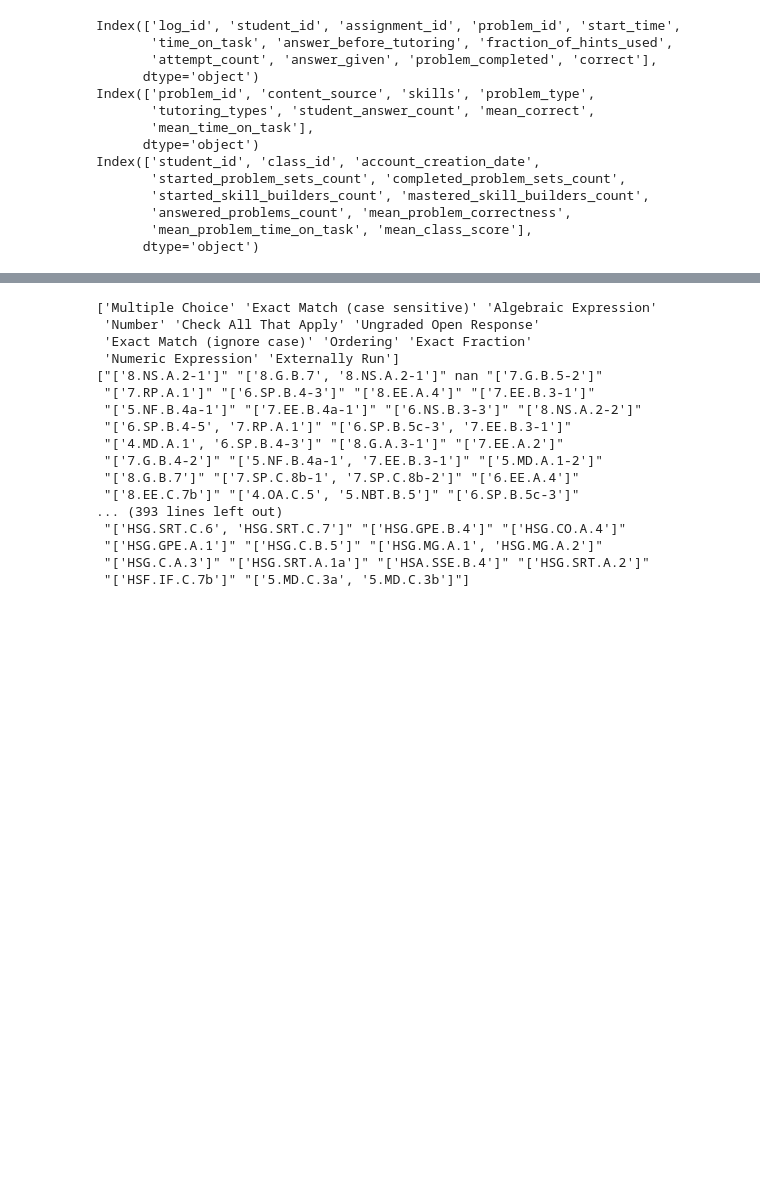
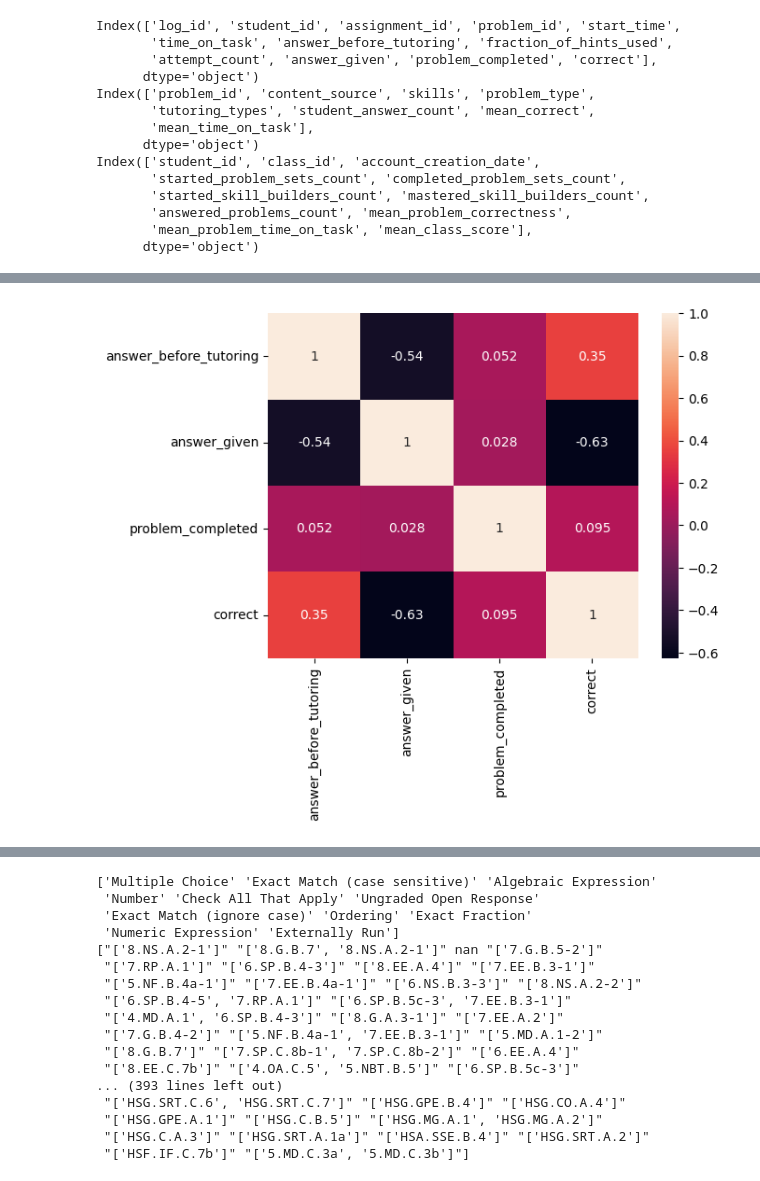
Before and after one commit to pragy10/neural_symbolic, a Jupyter notebook: dataset_preprocessing.ipynb, the cells around one changed output, grey strips where cells are left out. Saved outputs shown, nothing was run; the diff lists cells and outputs as text; code cells hidden in the pictures; blank space fills up the shorter version.

Commit message:
graph construction

```diff
--- a/dataset_preprocessing.ipynb
+++ b/dataset_preprocessing.ipynb
@@ -47,3 +47,11 @@ problem_details.head(10)
+# %%
+cols = ['answer_before_tutoring','answer_given','problem_completed','correct']
+df_corr = problem_logs[cols]
+corr = df_corr.corr()
+sns.heatmap(corr,annot=True)
+plt.show()
+# %% [output]
+[figure, added]
 # %%
 problem_logs.head(1)
 # %% [output]
```
Also changed, not shown: parts of 4 cells of this notebook, 2 other files.
